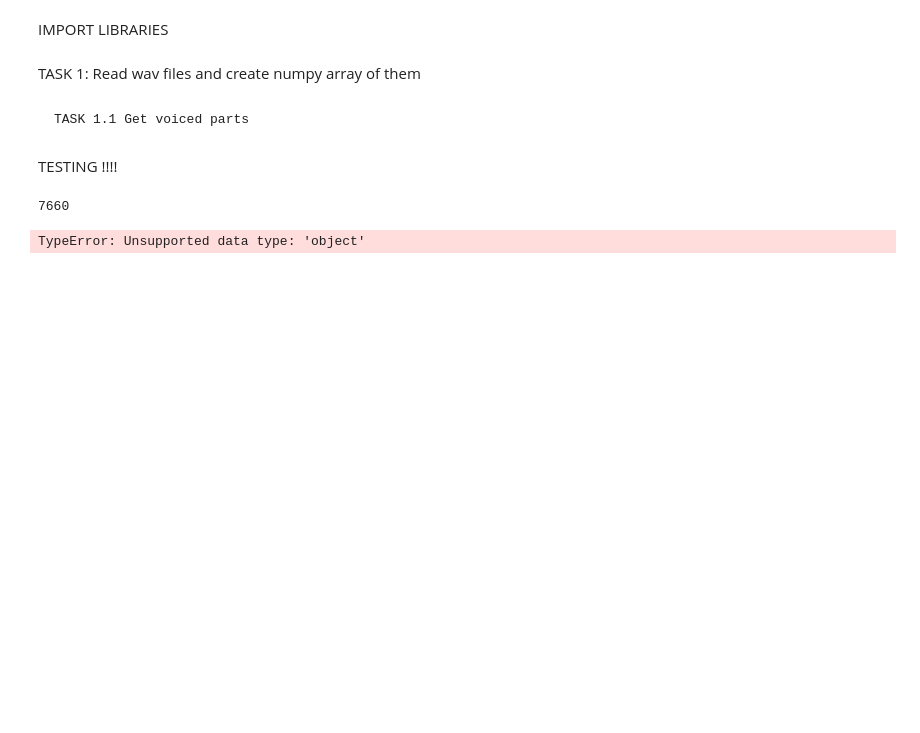
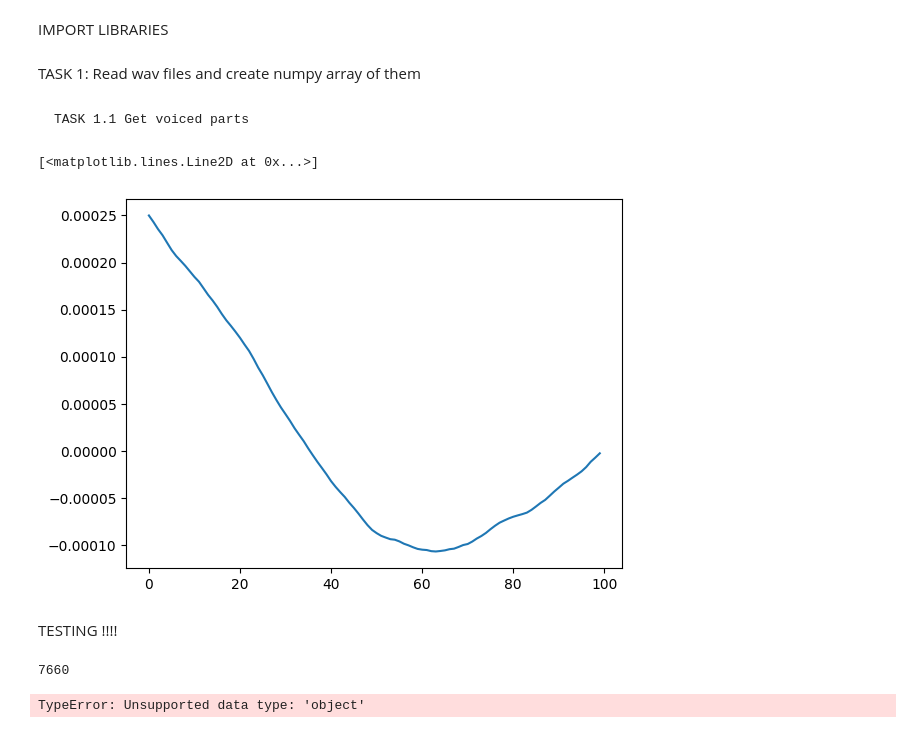
Before and after one commit to thebetar/IASRProject, a Jupyter notebook: model/src/main.ipynb, the cells around one changed output. Cells and saved outputs as stored; diff of their text form; code cells hidden in the pictures; blank space fills up the shorter version.

```diff
--- a/model/src/main.ipynb
+++ b/model/src/main.ipynb
@@ -79,6 +79,18 @@ def get_voiced_parts(clip, sr, FRAME_SIZE = 100):
     if IS_CURR_VOICED and ((end_of_segment - start_of_segment) > MIN_NUM_OF_SAMPLES_IN_SEGMENT):
         return clip[start_of_segment: end_of_segment]
     return None
+# %%
+#trying to detect spoken parts with outocorrleation
+new_sr = 8000
+clip, sr = librosa.load("../data/six/anja_3.wav")
+clip = librosa.resample(clip, orig_sr=sr, target_sr=new_sr)
+clip = librosa.to_mono(clip)
+clip = librosa.util.normalize(clip)
+
+plt.plot(get_auto_correlation(clip[:100]))
+# %% [output]
+[<matplotlib.lines.Line2D at 0x...>]
+[figure, added]
 # %% [markdown]
 TESTING !!!!
 # %%
```
Also changed, not shown: parts of 1 cell of this notebook, 4 other files.
